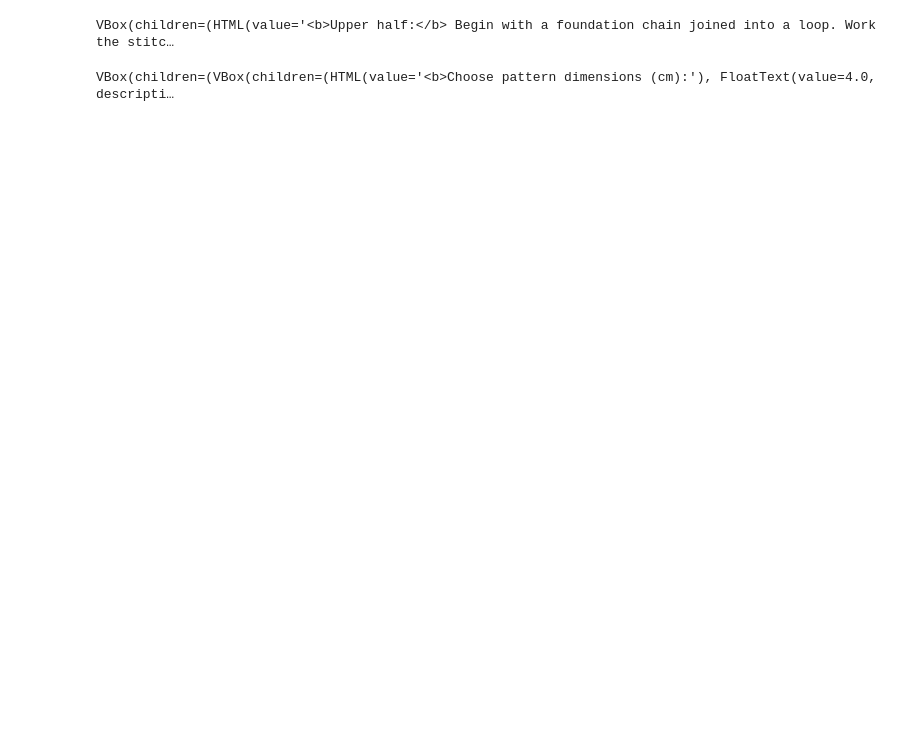
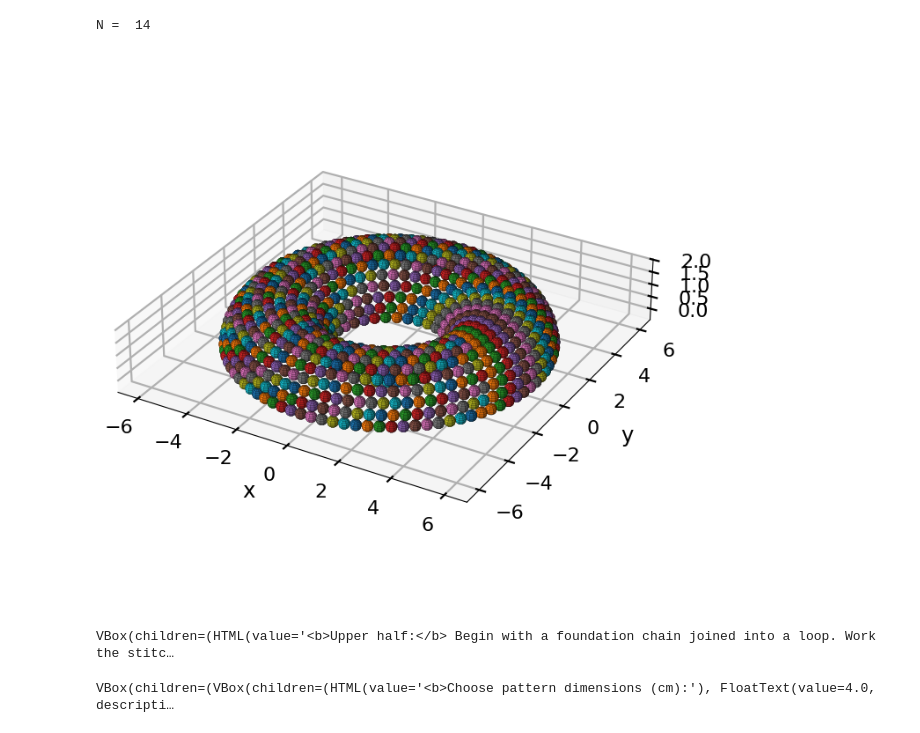
Before and after one commit to RosieSB/crochet-maths, a Jupyter notebook: tmp.ipynb, the cells around one changed output. Cells and saved outputs as stored; diff of their text form; code cells hidden in the pictures; blank space fills up the shorter version.

```diff
--- a/tmp.ipynb
+++ b/tmp.ipynb
@@ -68,3 +91,74 @@ Row  14 :  91  st,       len(v)= 92      Circumference error:  -0.08318892450198
+# %%
+#!/usr/bin/env python3
+# -*- coding: utf-8 -*-
+"""
+Created on Tue Feb 17 07:43:11 2026
+
+@author: smp17rjs
+"""
+
+import numpy as np
+from mpl_toolkits import mplot3d
+import matplotlib.pyplot as plt
+from matplotlib.colors import TABLEAU_COLORS, same_color
+prop_cycle = plt.rcParams['axes.prop_cycle']
+colors = prop_cycle.by_key()['color']
+
+plt.style.use('seaborn-v0_8-poster')
+
+R = 4
+r = 1.78255
+w = .4
+h = .4 # note h=w - non-square stitch case yet to be tested.
+N = round(r*np.pi/h)
+print("N = ",N)
+
+def st(w,h): # Stitch of width w and heaight h, modelled as a spheroid, centered at (x0,y0,z_0)
+    u = np.linspace(0, np.pi, 10)
+    v = np.linspace(0, 2 * np.pi, 10)
+    u, v = np.meshgrid(u, v)
+    x = (w/2)*np.sin(u)*np.cos(v)
+    y = (w/2)*np.sin(u)*np.sin(v)
+    z = (h/2)*np.cos(u)
+    return x, y, z
+
+
+fig = plt.figure(figsize = (8,8))
+ax = plt.axes(projection='3d')
+ax.grid()
+
+st_cnt = []
+st = st(w,h)
+
+for n in range(0,N+1):
+    theta = (n-.5)*np.pi/N
+    # Stitch count in row n
+    st_cnt = round(2*np.pi*(R-r*np.cos(theta))/w)
+    #cos_theta = np.cos(theta)
+    #circumference = 2*np.pi*(R-r*np.cos(n*np.pi/N))
+    #print("Stitch count: ", st_cnt[n],"\t theta: ", theta, "\t cos(theta): ", cos_theta,"\t Circumference: ", circumference)
+    for k in range(1,st_cnt+1):
+        phi = (k-.5*n)*2*np.pi/st_cnt # slight offset to better reflect crochet stitch distribution
+        x0 = (R-r*np.cos(theta))*np.cos(phi)
+        y0 = (R-r*np.cos(theta))*np.sin(phi)
+        z0 = r*np.sin(theta)
+        x = x0 + st[0]
+        y = y0 + st[1]
+        z = z0 + st[2]
+        ax.plot_surface(x, y, z, color=colors[k%10], edgecolor='black', linewidth=.1)
+        #ax.plot_surface(x, y, -z, cmap='viridis', edgecolor='black', linewidth=.1)
+
+# Set axes label
+ax.set_xlabel('x', labelpad=20)
+ax.set_ylabel('y', labelpad=20)
+ax.set_zlabel('z', labelpad=20)
+
+ax.set_aspect('equal')
+
+plt.show()
+# %% [output]
+N =  14
+[figure, added]
 # %%
 %matplotlib ipympl
 import matplotlib.pyplot as plt
```
Also changed, not shown: parts of 4 cells of this notebook, 1 other file.
